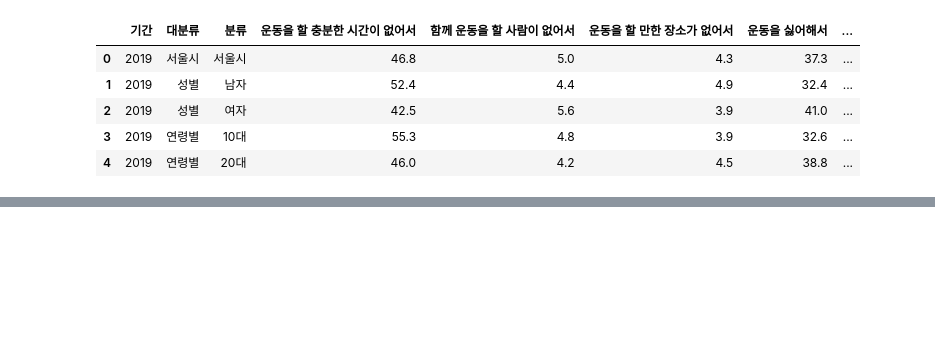
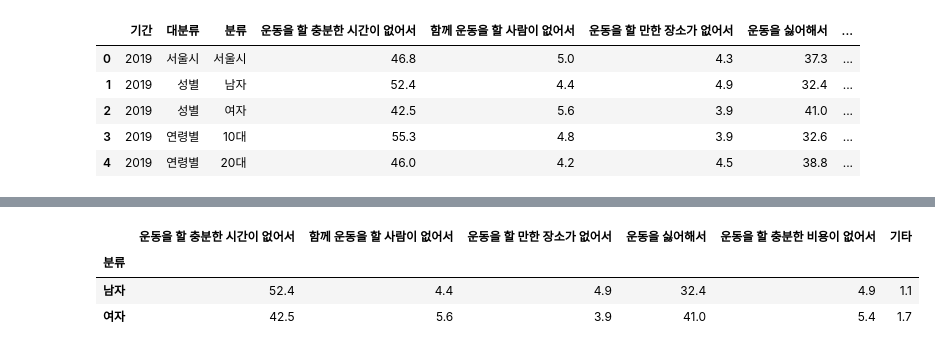
Before and after one commit to YoungriKIM/nuguna_python, a Jupyter notebook: 02/ngn_3.4.ipynb, the cells around one changed output, grey strips where cells are left out. Cells and saved outputs as stored; diff of their text form; code cells hidden in the pictures; blank space fills up the shorter version.

```diff
--- a/02/ngn_3.4.ipynb
+++ b/02/ngn_3.4.ipynb
@@ -50,0 +72,4 @@ print('test_a:', test_a)
+# %%
+# 다시 데이터로 돌아와서, 간결하게 보기 위해 '대분류' 열을 삭제하자
+not_ex_gender.drop(columns='대분류', inplace=True)
+not_ex_gender
@@ -50,0 +80,9 @@ print('test_a:', test_a)
+# %%
+# 그래프를 그리기 쉽게 '분류' 열을 인덱스로 바꾸어주자
+not_ex_gender.set_index('분류', inplace=True)
+not_ex_gender
+# %% [output]
+|  | 운동을 할 충분한 시간이 없어서 | 함께 운동을 할 사람이 없어서 | 운동을 할 만한 장소가 없어서 | 운동을 싫어해서 | 운동을 할 충분한 비용이 없어서 | 기타 |
+| 분류 |  |  |  |  |  |  |
+| 남자 | 52.4 | 4.4 | 4.9 | 32.4 | 4.9 | 1.1 |
+| 여자 | 42.5 | 5.6 | 3.9 | 41.0 | 5.4 | 1.7 |
```
Also changed, not shown: parts of 4 cells of this notebook.
